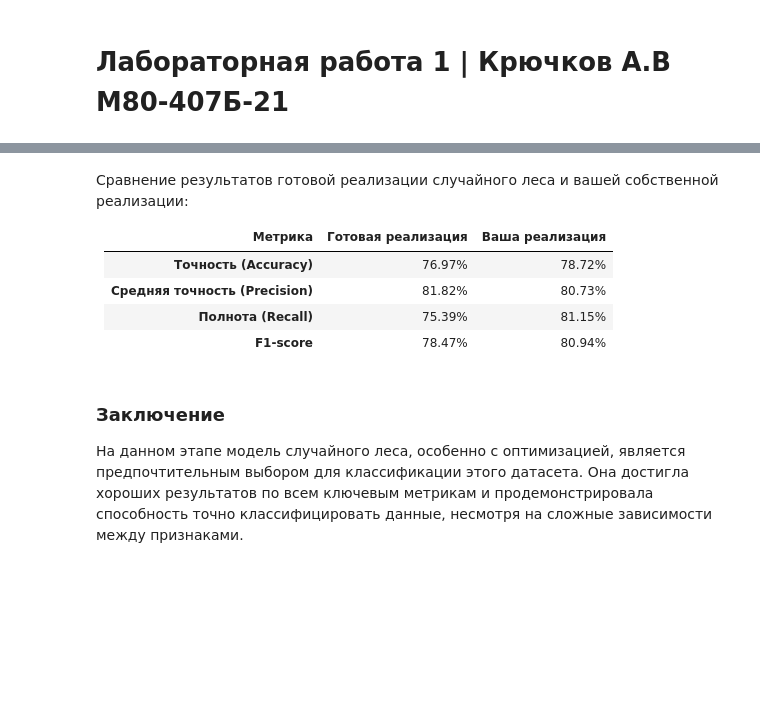
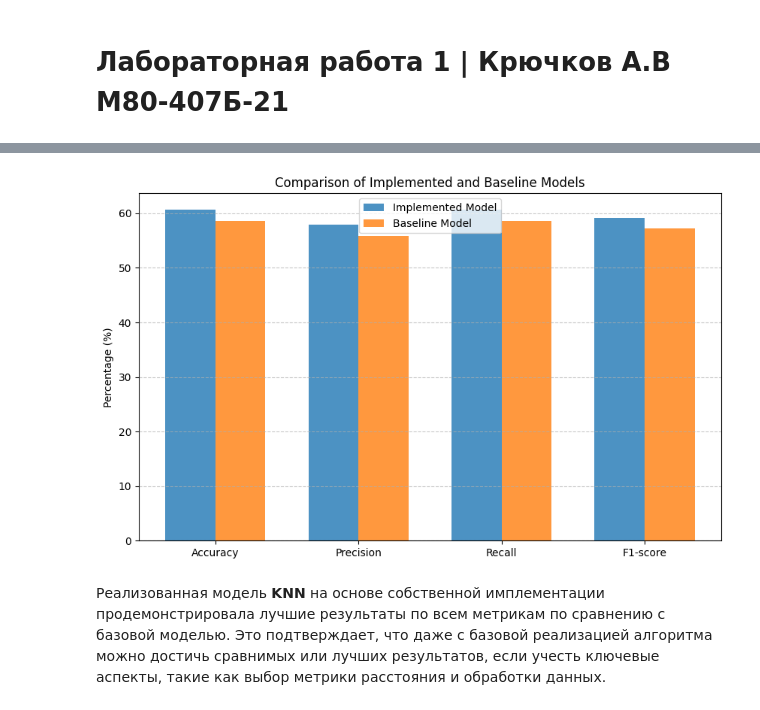
Before and after one commit to crewch/ml, a Jupyter notebook: lab1.ipynb, the cells around one changed output, grey strips where cells are left out. Drawn from its saved outputs; the diff is of its cells as text; code cells hidden in the pictures; blank space fills up the shorter version.

```diff
--- a/lab1.ipynb
+++ b/lab1.ipynb
@@ -744,12 +713,27 @@ F1-score: 80.94%
-# %% [markdown]
-Сравнение результатов готовой реализации случайного леса и вашей собственной реализации:
-
-| Метрика                | Готовая реализация | Ваша реализация     |
-|------------------------|--------------------|----------------------|
-| **Точность (Accuracy)**| 76.97%             | 78.72%              |
-| **Средняя точность (Precision)** | 81.82% | 80.73%              |
-| **Полнота (Recall)**   | 75.39%             | 81.15%              |
-| **F1-score**           | 78.47%             | 80.94%             |
-# %% [markdown]
-### Заключение
-На данном этапе модель случайного леса, особенно с оптимизацией, является предпочтительным выбором для классификации этого датасета. Она достигла хороших результатов по всем ключевым метрикам и продемонстрировала способность точно классифицировать данные, несмотря на сложные зависимости между признаками.
+# %%
+# Данные для сравнения
+metrics = ["Accuracy", "Precision", "Recall", "F1-score"]
+implemented_model_scores = [60.64, 57.88, 60.64, 59.20]
+baseline_model_scores = [58.60, 55.87, 58.60, 57.17]
+
+# Построение графика
+x = np.arange(len(metrics))  # Позиции для метрик
+width = 0.35  # Ширина столбцов
+
+plt.figure(figsize=(10, 6))
+plt.bar(x - width/2, implemented_model_scores, width, label="Implemented Model", alpha=0.8)
+plt.bar(x + width/2, baseline_model_scores, width, label="Baseline Model", alpha=0.8)
+
+# Добавление подписей
+plt.xticks(x, metrics)
+plt.ylabel("Percentage (%)")
+plt.title("Comparison of Implemented and Baseline Models")
+plt.legend()
+plt.grid(axis='y', linestyle='--', alpha=0.7)
+
+# Вывод графика
+plt.show()
+# %% [output]
+[figure, added]
+# %% [markdown]
+Реализованная модель **KNN** на основе собственной имплементации продемонстрировала лучшие результаты по всем метрикам по сравнению с базовой моделью. Это подтверждает, что даже с базовой реализацией алгоритма можно достичь сравнимых или лучших результатов, если учесть ключевые аспекты, такие как выбор метрики расстояния и обработки данных.
```
Also changed, not shown: parts of 87 cells of this notebook, 3 other files.
